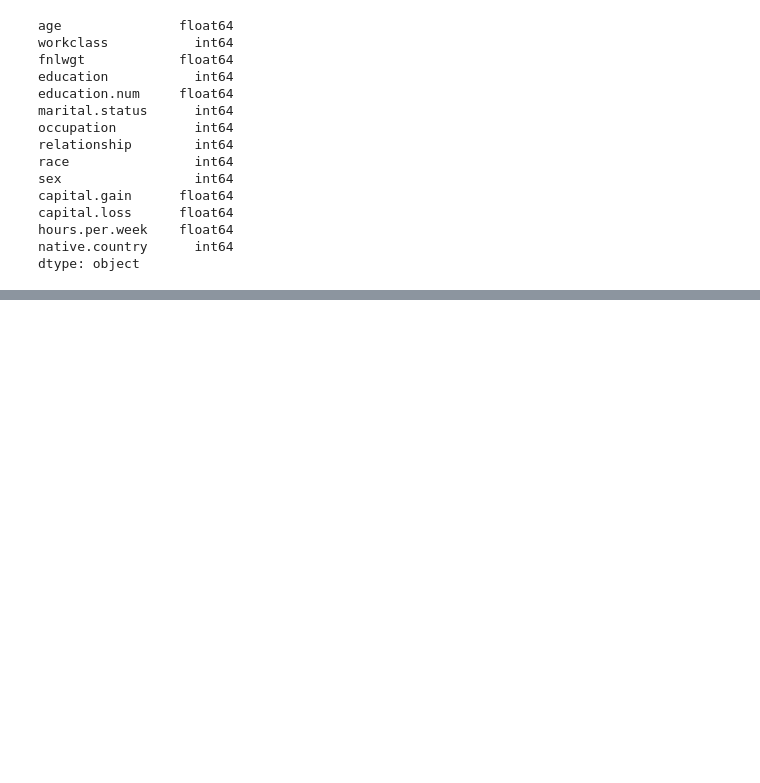
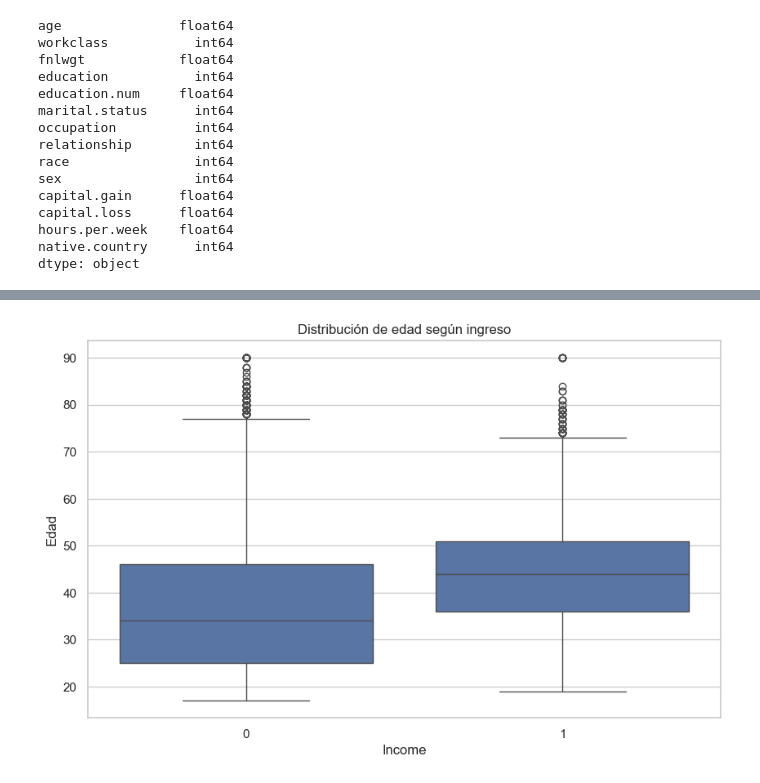
Before and after one commit to agabrielMej/laboratorio_10_MD, a Jupyter notebook: notebooks/labo_10.ipynb, the cells around one changed output, grey strips where cells are left out. Cells and saved outputs as stored; diff of their text form; code cells hidden in the pictures; blank space fills up the shorter version.

```diff
--- a/notebooks/labo_10.ipynb
+++ b/notebooks/labo_10.ipynb
@@ -472,0 +492,19 @@ X.describe()
+# %%
+## age vs income
+
+plt.figure(figsize=(10,6))
+
+sns.boxplot(
+    data=df,
+    x="income",
+    y="age"
+)
+
+plt.title("Distribución de edad según ingreso")
+
+plt.xlabel("Income")
+plt.ylabel("Edad")
+
+plt.show()
+# %% [output]
+[figure, added]
```
Also changed, not shown: parts of 4 cells of this notebook.
